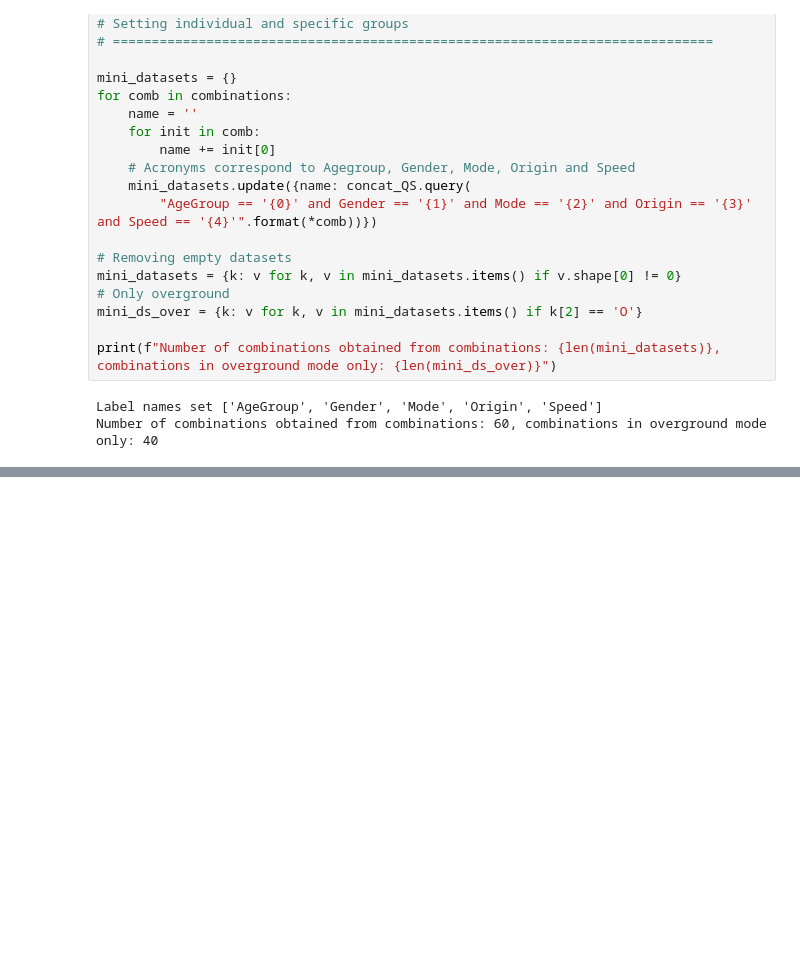
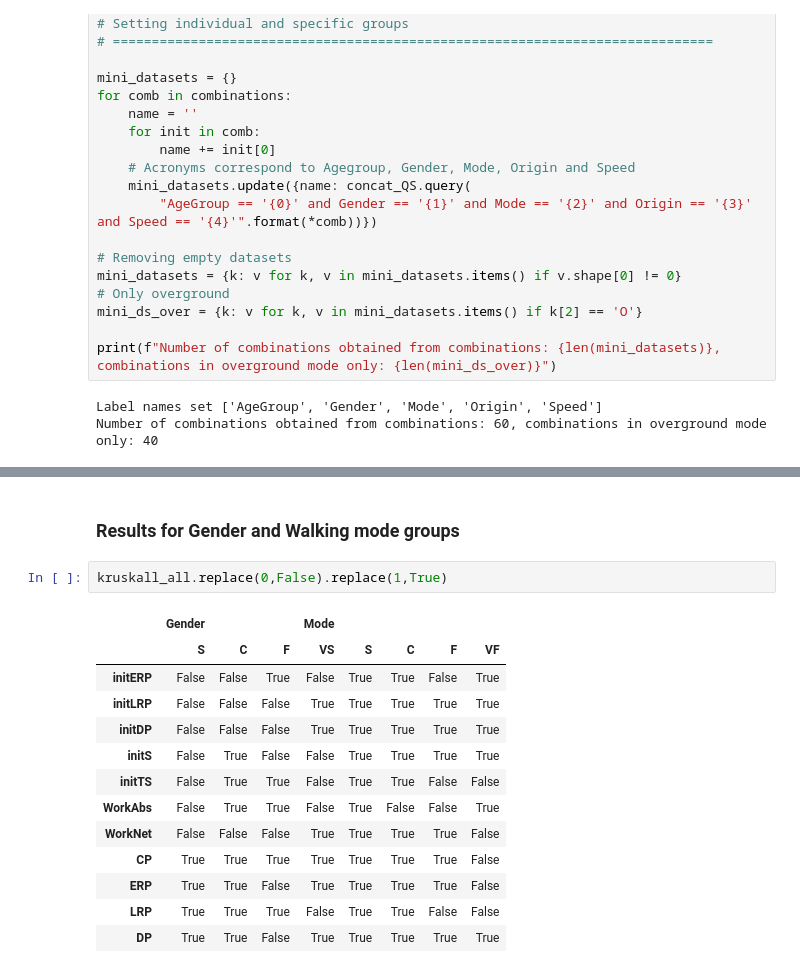
Before and after one commit to nikorose87/DJS-GA, a Jupyter notebook: PostProcessing results from ankle quasi stiffness.ipynb, the cells around one changed output, grey strips where cells are left out. Drawn from its saved outputs; the diff is of its cells as text; blank space fills up the shorter version.

```diff
--- a/PostProcessing results from ankle quasi stiffness.ipynb
+++ b/PostProcessing results from ankle quasi stiffness.ipynb
@@ -306,0 +355,18 @@ norm_groups
+# %% [markdown]
+### Results for Gender and Walking mode groups
+# %%
+kruskall_all.replace(0,False).replace(1,True)
+# %% [output]
+|  | Gender |  |  | Mode |  |  |  |  |
+|  | S | C | F | VS | S | C | F | VF |
+| initERP | False | False | True | False | True | True | False | True |
+| initLRP | False | False | False | True | True | True | True | True |
+| initDP | False | False | False | True | True | True | True | True |
+| initS | False | True | False | False | True | True | True | True |
+| initTS | False | True | True | False | True | True | False | False |
+| WorkAbs | False | True | True | False | True | False | False | True |
+| WorkNet | False | False | False | True | True | True | True | False |
+| CP | True | True | True | True | True | True | True | False |
+| ERP | True | True | False | True | True | True | True | False |
+| LRP | True | True | True | False | True | True | False | False |
+| DP | True | True | False | True | True | True | True | True |
```
Also changed, not shown: parts of 14 cells of this notebook, 7 other files.
